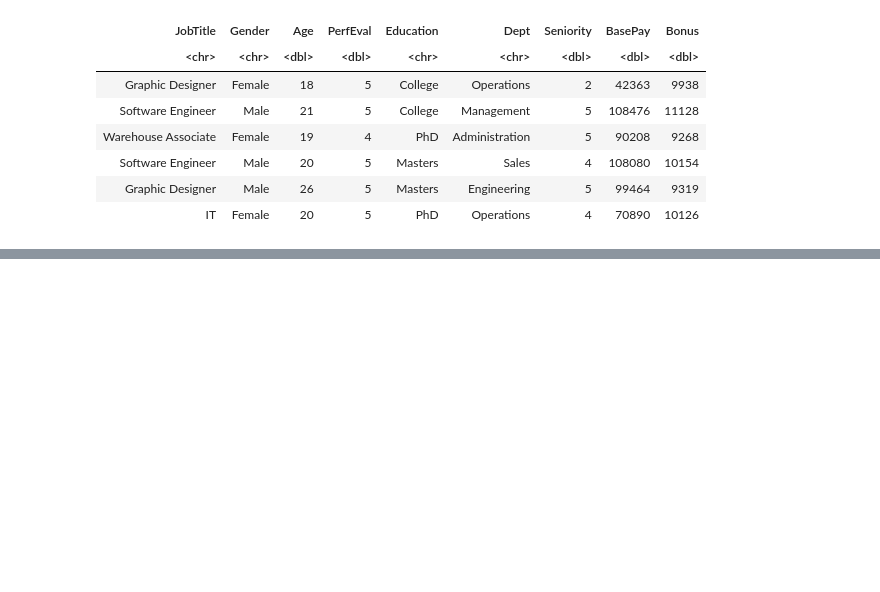
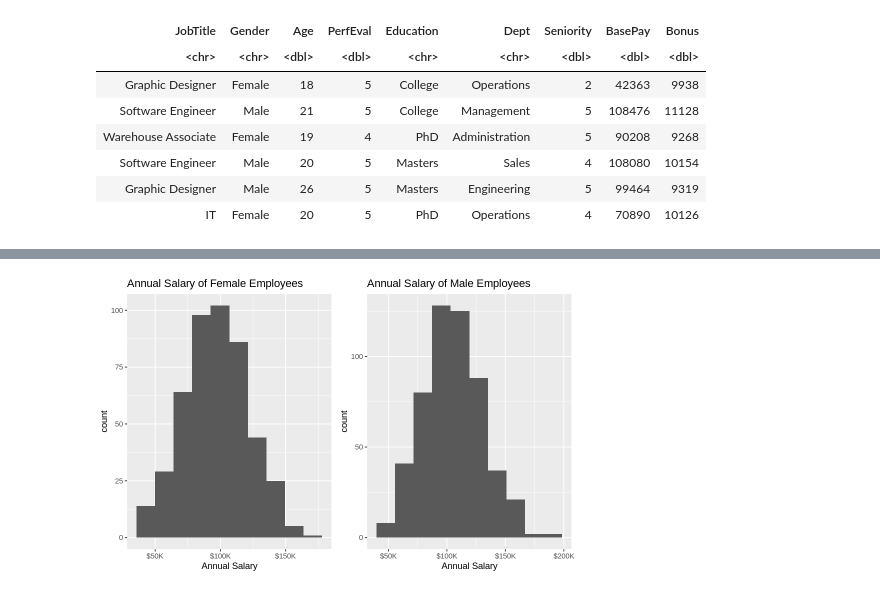
Before and after one commit to karlie-tr/STAT201-GroupProject, a Jupyter notebook: Proposal.ipynb, the cells around one changed output, grey strips where cells are left out. Drawn from its saved outputs; the diff is of its cells as text; code cells hidden in the pictures; blank space fills up the shorter version.

Commit message:
tidy data set & add visualization

```diff
--- a/Proposal.ipynb
+++ b/Proposal.ipynb
@@ -47,3 +51,11 @@ A tibble: 6 × 9
 | Software Engineer | Male | 20 | 5 | Masters | Sales | 4 | 108080 | 10154 |
 | Graphic Designer | Male | 26 | 5 | Masters | Engineering | 5 | 99464 | 9319 |
 | IT | Female | 20 | 5 | PhD | Operations | 4 | 70890 | 10126 |
+# %%
+# Tidy dataset, combine BasePay and Bonus into Annual_Salary
+salary_data <- untidy_salary_data %>%
+                    mutate(Annual_Salary = BasePay + Bonus) %>%
+                    select(Gender, Annual_Salary) %>%
+                    na.omit()
+
+head(salary_data)
@@ -49,0 +72,24 @@ A tibble: 6 × 9
+# %%
+# plot histograms of annual salary based on gender
+female_salary_plot <- salary_data %>%
+                                filter(Gender == "Female") %>%
+                                ggplot() +
+                                geom_histogram(aes(x = Annual_Salary), bins = 10) +
+                                scale_x_continuous(labels = scales::dollar_format(scale = .001, suffix = "K")) +
+                                labs(x = "Annual Salary") +
+                                ggtitle("Annual Salary of Female Employees")
+
+male_salary_plot <- salary_data %>%
+                                filter(Gender == "Male") %>%
+                                ggplot() +
+                                geom_histogram(aes(x = Annual_Salary), bins = 10) +
+                                scale_x_continuous(labels = scales::dollar_format(scale = .001, suffix = "K")) +
+                                labs(x = "Annual Salary") +
+                                ggtitle("Annual Salary of Male Employees")
+# %%
+# plot 2 graph side-by-side for comparison
+options(repr.plot.width = 8, repr.plot.height = 5)
+
+grid.arrange(female_salary_plot, male_salary_plot, ncol = 2)
+# %% [output]
+[figure, added]
```
Also changed, not shown: parts of 5 cells of this notebook.
